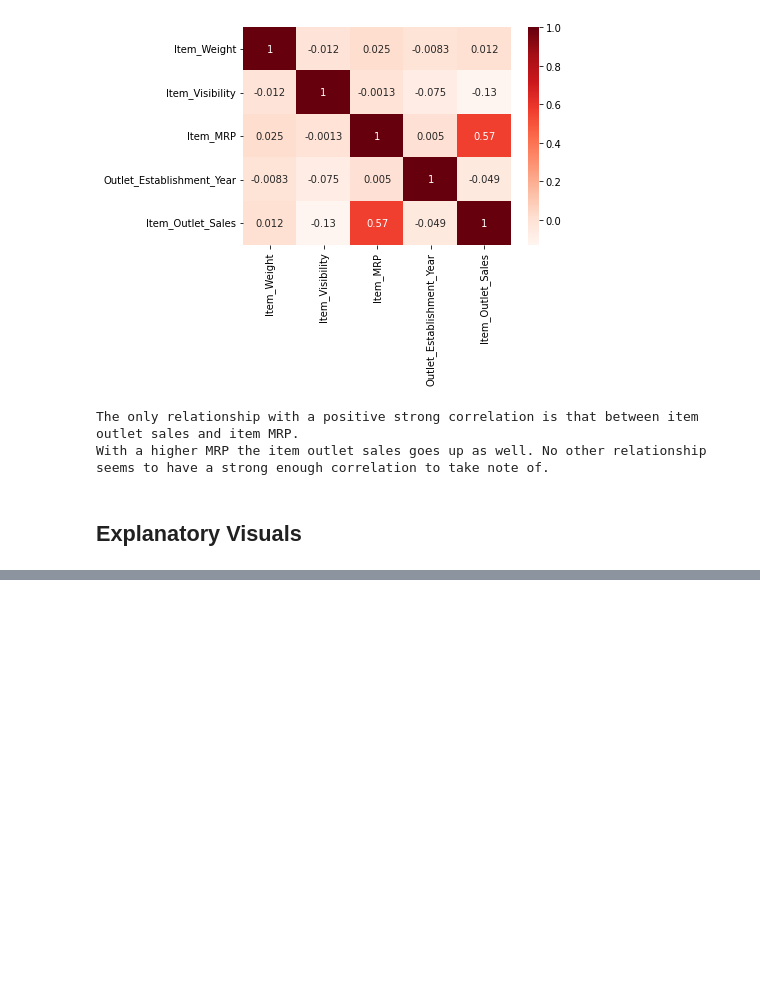
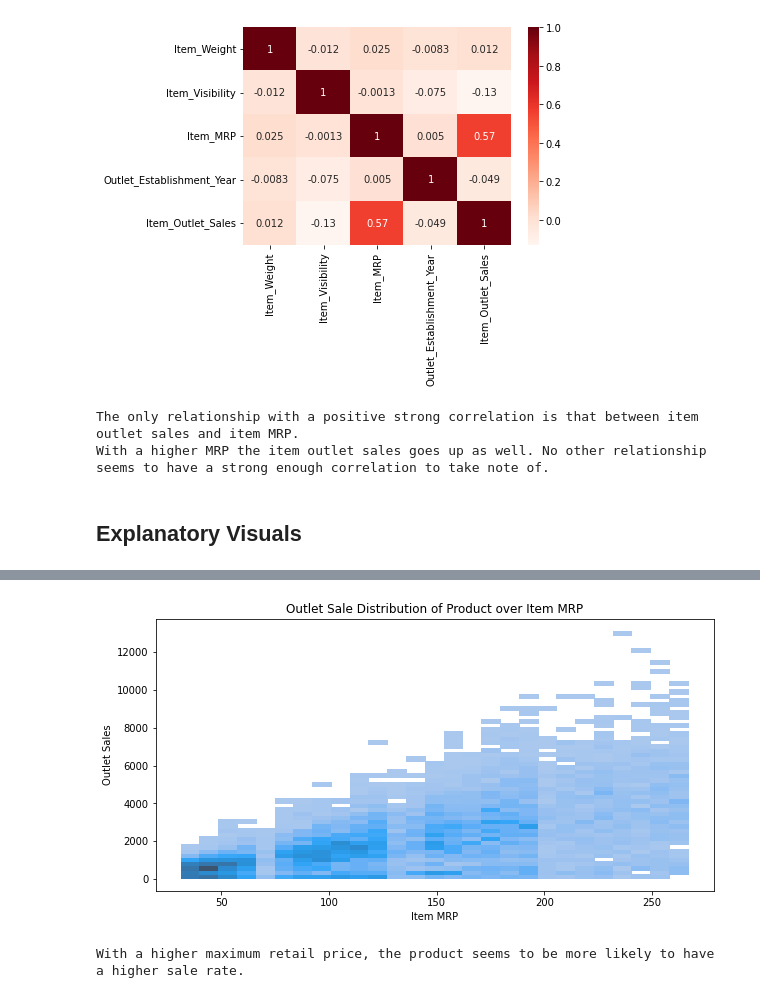
Before and after one commit to Gracey701/Sales_Predictions, a Jupyter notebook: Sales_Predictions_Project.ipynb, the cells around one changed output, grey strips where cells are left out. Saved outputs shown, nothing was run; the diff lists cells and outputs as text; code cells hidden in the pictures; blank space fills up the shorter version.

```diff
--- a/Sales_Predictions_Project.ipynb
+++ b/Sales_Predictions_Project.ipynb
@@ -336,0 +357,9 @@ With a higher MRP the item outlet sales goes up as well. No other relationship s
+# %%
+fig, ax = plt.subplots(figsize=(10,5))
+sns.histplot(data = sales_predictions, x = 'Item_MRP', y = 'Item_Outlet_Sales')
+ax.set(title='Outlet Sale Distribution of Product over Item MRP', xlabel='Item MRP', ylabel='Outlet Sales');
+plt.show()
+print('With a higher maximum retail price, the product seems to be more likely to have a higher sale rate.')
+# %% [output]
+[figure, added]
+With a higher maximum retail price, the product seems to be more likely to have a higher sale rate.
```
Also changed, not shown: parts of 4 cells of this notebook.
